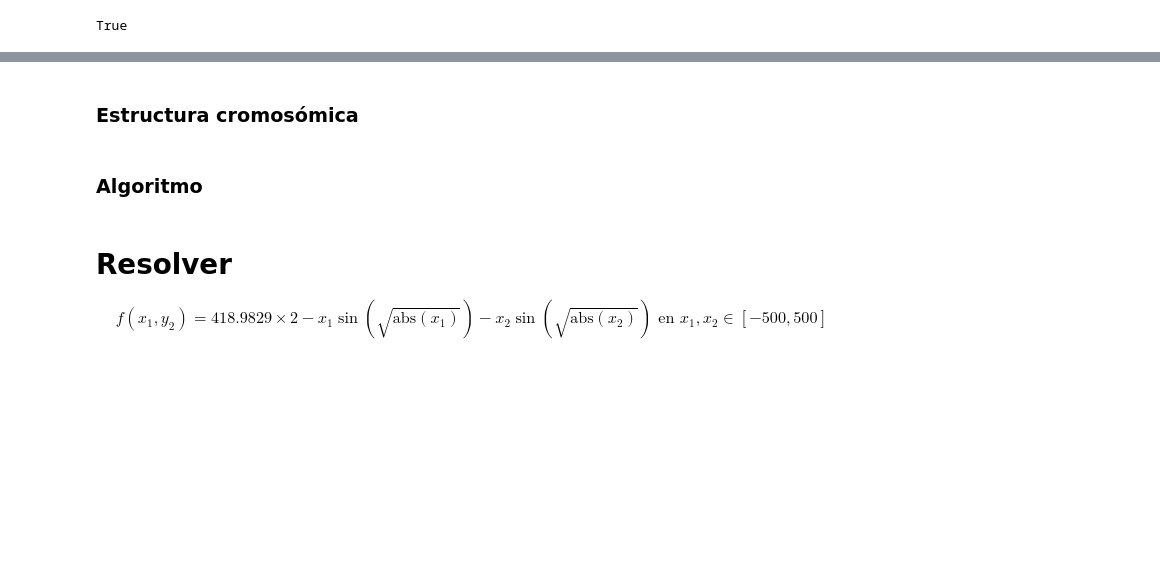
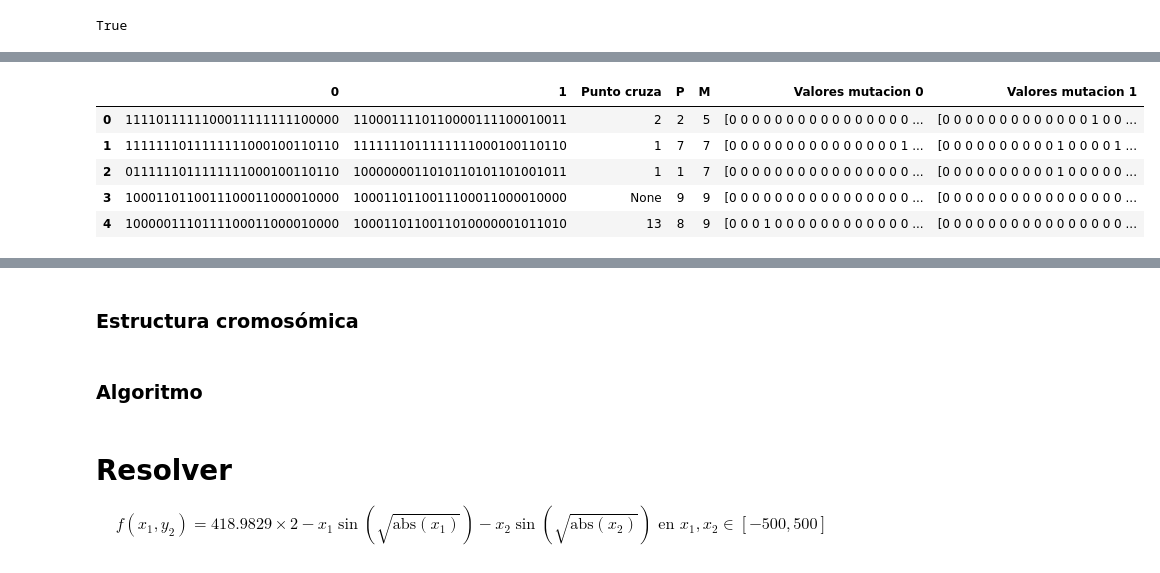
Before and after one commit to JafetMoon/dia-mod6-simple-evolutionary-algorithm, a Jupyter notebook: simple_evolutionary_algorithm.ipynb, the cells around one changed output, grey strips where cells are left out. Saved outputs shown, nothing was run; the diff lists cells and outputs as text; code cells hidden in the pictures; blank space fills up the shorter version.

```diff
--- a/simple_evolutionary_algorithm.ipynb
+++ b/simple_evolutionary_algorithm.ipynb
@@ -197,0 +240,4 @@ hijos_redf
+# %%
+hijos_pcruza_redf = pd.DataFrame(recombinacion).T
+hijos_pcruza_redf = hijos_pcruza_redf.rename({2: 'Punto cruza'}, axis = 1)
+hijos_pcruza_redf
@@ -213,4 +266,4 @@ padres_df
 # %%
-# Opt 1
-hijos_redf['P'] = padres_df['Padres']['index']
-hijos_redf['M'] = padres_df['Madres']['index']
+# Opt2
+hijos_info = hijos_pcruza_redf.assign(P=padres_df['Padres']['index'],M=padres_df['Madres']['index'])
+hijos_info
@@ -236,3 +277,3 @@ hijos_redf.assign(P=padres_df['Padres']['index'],M=padres_df['Madres']['index'])
 # %%
 # Mutación
-n_muts, mutacion = np.vectorize(se.mutacion)(cruza.reshape(-1,1))
+n_muts, mutacion,flips = np.vectorize(se.mutacion)(cruza.reshape(-1))
@@ -264,0 +304,10 @@ array([[0],
+# %%
+hijos_info[['Valores mutacion 0','Valores mutacion 1']] = pd.DataFrame(flips.reshape(2,flips.shape[0]//2)).T
+hijos_info
+# %% [output]
+|  | 0 | 1 | Punto cruza | P | M | Valores mutacion 0 | Valores mutacion 1 |
+| 0 | 1111011111100011111111100000 | 1100011110110000111100010011 | 2 | 2 | 5 | [0 0 0 0 0 0 0 0 0 0 0 0 0 0 0 0 ... | [0 0 0 0 0 0 0 0 0 0 0 0 0 1 0 0 ... |
+| 1 | 1111111011111111000100110110 | 1111111011111111000100110110 | 1 | 7 | 7 | [0 0 0 0 0 0 0 0 0 0 0 0 0 0 0 1 ... | [0 0 0 0 0 0 0 0 0 0 1 0 0 0 0 1 ... |
+| 2 | 0111111011111111000100110110 | 1000000011010110101101001011 | 1 | 1 | 7 | [0 0 0 0 0 0 0 0 0 0 0 0 0 0 0 0 ... | [0 0 0 0 0 0 0 0 0 0 1 0 0 0 0 0 ... |
+| 3 | 1000110110011100011000010000 | 1000110110011100011000010000 | None | 9 | 9 | [0 0 0 0 0 0 0 0 0 0 0 0 0 0 0 0 ... | [0 0 0 0 0 0 0 0 0 0 0 0 0 0 0 0 ... |
+| 4 | 1000001110111100011000010000 | 1000110110011010000001011010 | 13 | 8 | 9 | [0 0 0 1 0 0 0 0 0 0 0 0 0 0 0 0 ... | [0 0 0 0 0 0 0 0 0 0 0 0 0 0 0 0 ... |
```
Also changed, not shown: parts of 34 cells of this notebook.
